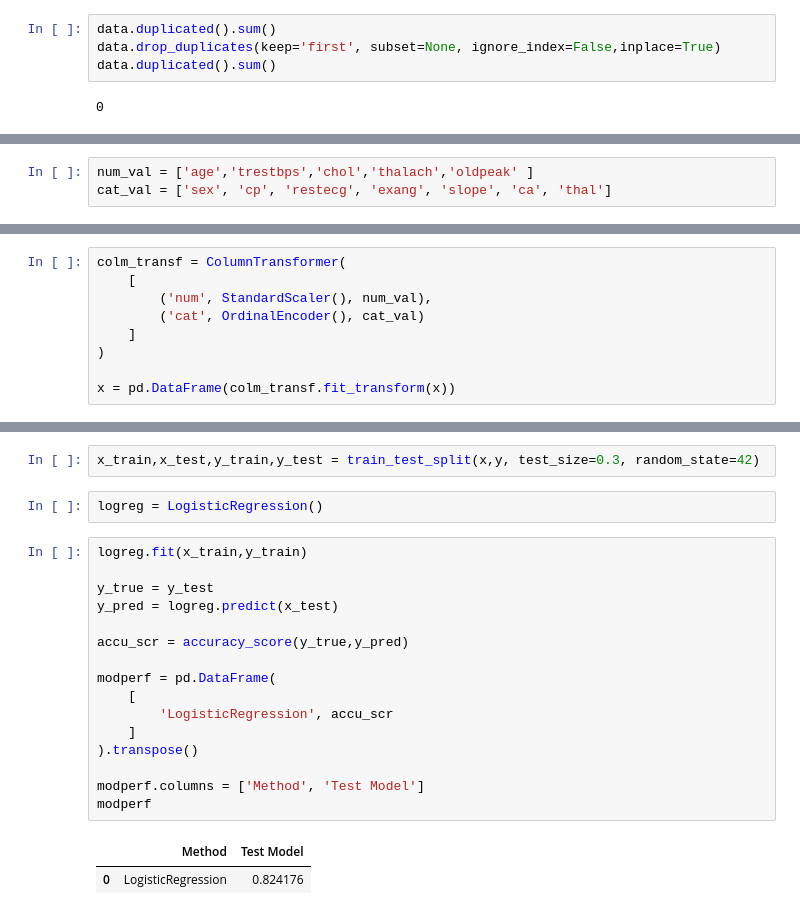
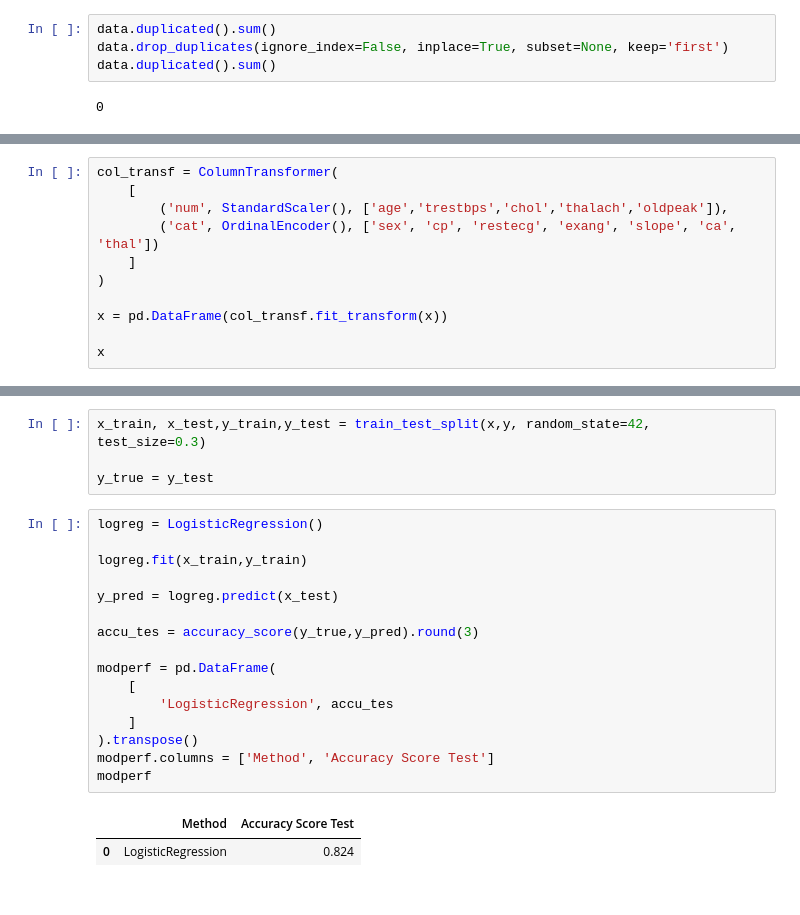
Before and after one commit to Omuk/Reborn, a Jupyter notebook: Data Practice/Practice_Field.ipynb, the cells around one changed output, grey strips where cells are left out. Drawn from its saved outputs; the diff is of its cells as text.

```diff
--- a/Data Practice/Practice_Field.ipynb
+++ b/Data Practice/Practice_Field.ipynb
@@ -31,6 +47,6 @@ data.head(3)
 # %%
 data.duplicated().sum()
-data.drop_duplicates(keep='first', subset=None, ignore_index=False,inplace=True)
+data.drop_duplicates(ignore_index=False, inplace=True, subset=None, keep='first')
 data.duplicated().sum()
 # %% [output]
 0
@@ -56,3 +85,11 @@ dtype: float64
 # %%
-num_val = ['age','trestbps','chol','thalach','oldpeak' ]
-cat_val = ['sex', 'cp', 'restecg', 'exang', 'slope', 'ca', 'thal']
+col_transf = ColumnTransformer(
+    [
+        ('num', StandardScaler(), ['age','trestbps','chol','thalach','oldpeak']),
+        ('cat', OrdinalEncoder(), ['sex', 'cp', 'restecg', 'exang', 'slope', 'ca', 'thal'])
+    ]
+)
+
+x = pd.DataFrame(col_transf.fit_transform(x))
+
+x
@@ -62,9 +113,0 @@ y = data.target
-# %%
-colm_transf = ColumnTransformer(
-    [
-        ('num', StandardScaler(), num_val),
-        ('cat', OrdinalEncoder(), cat_val)
-    ]
-)
-
-x = pd.DataFrame(colm_transf.fit_transform(x))
@@ -80,24 +114,24 @@ sns.heatmap(data_corr, mask=np.zeros_like(data_corr, dtype=np.bool_), cmap=sns.d
 # %%
-x_train,x_test,y_train,y_test = train_test_split(x,y, test_size=0.3, random_state=42)
+x_train, x_test,y_train,y_test = train_test_split(x,y, random_state=42, test_size=0.3)
+
+y_true = y_test
-# %%
-logreg = LogisticRegression()
 # %%
+logreg = LogisticRegression()
+
 logreg.fit(x_train,y_train)
 
-y_true = y_test
 y_pred = logreg.predict(x_test)
 
-accu_scr = accuracy_score(y_true,y_pred)
+accu_tes = accuracy_score(y_true,y_pred).round(3)
 
 modperf = pd.DataFrame(
     [
-        'LogisticRegression', accu_scr
+        'LogisticRegression', accu_tes
     ]
 ).transpose()
-
-modperf.columns = ['Method', 'Test Model']
+modperf.columns = ['Method', 'Accuracy Score Test']
 modperf
 # %% [output]
-|  | Method | Test Model |
-| 0 | LogisticRegression | 0.824176 |
+|  | Method | Accuracy Score Test |
+| 0 | LogisticRegression | 0.824 |
 # %%
```
Also changed, not shown: parts of 13 cells of this notebook.
